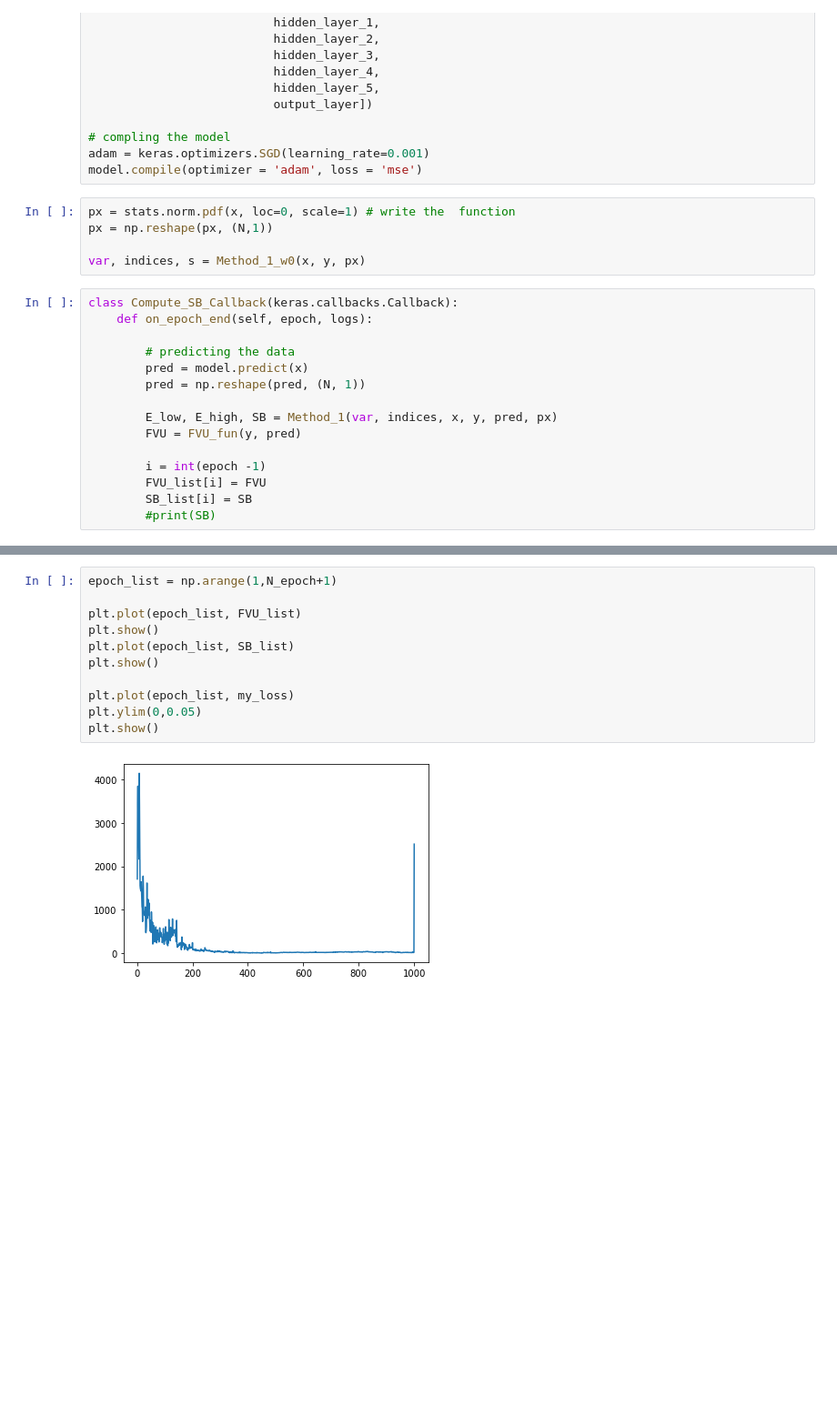
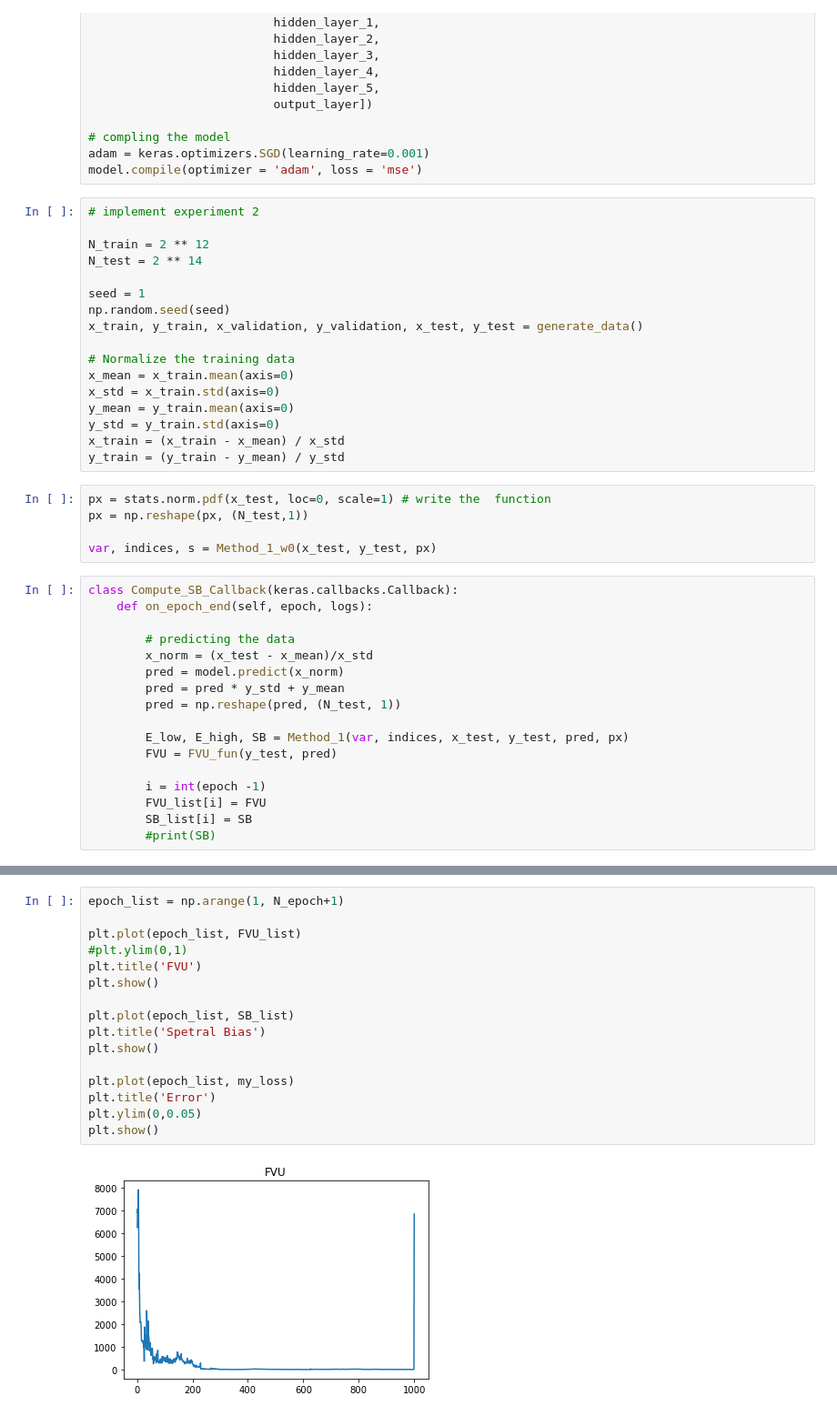
Before and after one commit to kathkkkkkk/Master-thesis, a Jupyter notebook: try_method_1.ipynb, the cells around one changed output, grey strips where cells are left out. Shown at 91% size. Drawn from its saved outputs; the diff is of its cells as text; blank space fills up the shorter version.

```diff
--- a/try_method_1.ipynb
+++ b/try_method_1.ipynb
@@ -127,21 +138,40 @@ model = keras.Sequential([input_layer,
 # compling the model
 adam = keras.optimizers.SGD(learning_rate=0.001)
 model.compile(optimizer = 'adam', loss = 'mse')
+# %%
+# implement experiment 2
+
+N_train = 2 ** 12
+N_test = 2 ** 14
+
+seed = 1
+np.random.seed(seed)
+x_train, y_train, x_validation, y_validation, x_test, y_test = generate_data()
+
+# Normalize the training data
+x_mean = x_train.mean(axis=0)
+x_std = x_train.std(axis=0)
+y_mean = y_train.mean(axis=0)
+y_std = y_train.std(axis=0)
+x_train = (x_train - x_mean) / x_std
+y_train = (y_train - y_mean) / y_std
 # %%
-px = stats.norm.pdf(x, loc=0, scale=1) # write the  function
-px = np.reshape(px, (N,1))
+px = stats.norm.pdf(x_test, loc=0, scale=1) # write the  function
+px = np.reshape(px, (N_test,1))
 
-var, indices, s = Method_1_w0(x, y, px)
+var, indices, s = Method_1_w0(x_test, y_test, px)
 # %%
 class Compute_SB_Callback(keras.callbacks.Callback):
     def on_epoch_end(self, epoch, logs):
 
         # predicting the data
-        pred = model.predict(x)
-        pred = np.reshape(pred, (N, 1))
+        x_norm = (x_test - x_mean)/x_std
+        pred = model.predict(x_norm)
+        pred = pred * y_std + y_mean
+        pred = np.reshape(pred, (N_test, 1))
 
-        E_low, E_high, SB = Method_1(var, indices, x, y, pred, px)
-        FVU = FVU_fun(y, pred)
+        E_low, E_high, SB = Method_1(var, indices, x_test, y_test, pred, px)
+        FVU = FVU_fun(y_test, pred)
 
         i = int(epoch -1)
         FVU_list[i] = FVU
@@ -179,13 +209,18 @@ my_loss = beta.history['loss']
 # %%
-epoch_list = np.arange(1,N_epoch+1)
+epoch_list = np.arange(1, N_epoch+1)
 
 plt.plot(epoch_list, FVU_list)
+#plt.ylim(0,1)
+plt.title('FVU')
 plt.show()
+
 plt.plot(epoch_list, SB_list)
+plt.title('Spetral Bias')
 plt.show()
 
 plt.plot(epoch_list, my_loss)
+plt.title('Error')
 plt.ylim(0,0.05)
 plt.show()
 # %% [output]
-[figure, old version]
+[figure, new version]
```
Also changed, not shown: parts of 6 cells of this notebook, 3 other files.
